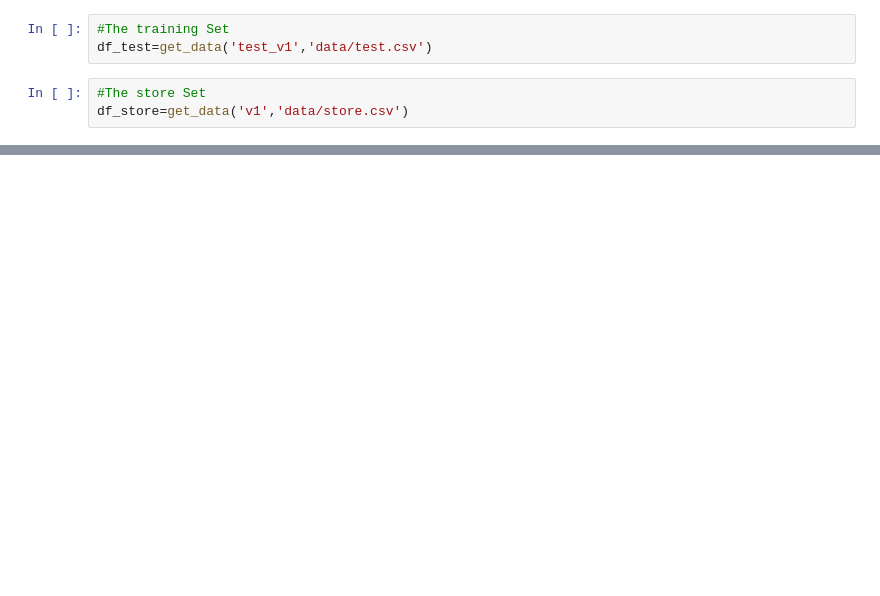
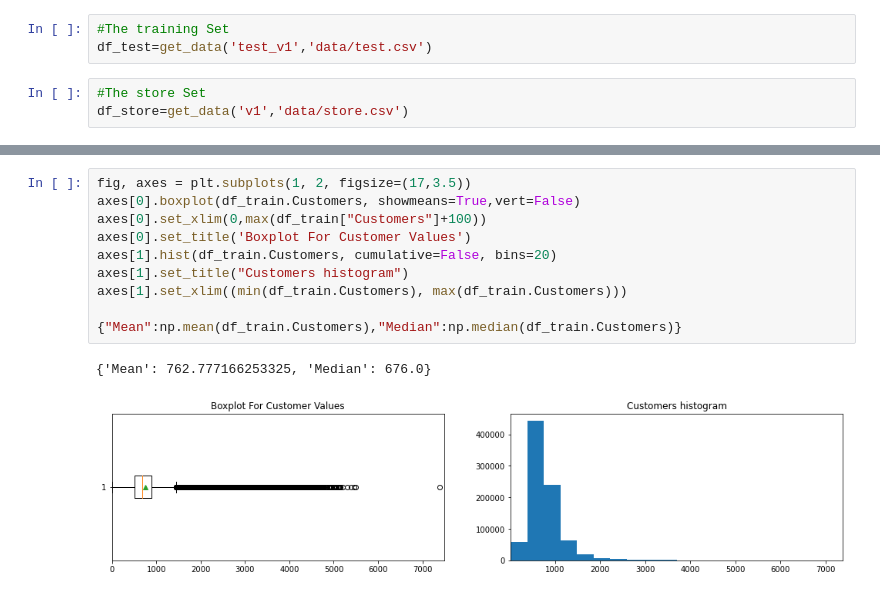
Before and after one commit to bereketkibru/Pharmaceutical-Sales-Prediction, a Jupyter notebook: notebooks/Exploration.ipynb, the cells around one changed output, grey strips where cells are left out. Drawn from its saved outputs; the diff is of its cells as text; blank space fills up the shorter version.

```diff
--- a/notebooks/Exploration.ipynb
+++ b/notebooks/Exploration.ipynb
@@ -43,0 +260,13 @@ df_store=get_data('v1','data/store.csv')
+# %%
+fig, axes = plt.subplots(1, 2, figsize=(17,3.5))
+axes[0].boxplot(df_train.Customers, showmeans=True,vert=False)
+axes[0].set_xlim(0,max(df_train["Customers"]+100))
+axes[0].set_title('Boxplot For Customer Values')
+axes[1].hist(df_train.Customers, cumulative=False, bins=20)
+axes[1].set_title("Customers histogram")
+axes[1].set_xlim((min(df_train.Customers), max(df_train.Customers)))
+
+{"Mean":np.mean(df_train.Customers),"Median":np.median(df_train.Customers)}
+# %% [output]
+{'Mean': 762.777166253325, 'Median': 676.0}
+[figure, added]
```
Also changed, not shown: parts of 59 cells of this notebook, 3 other files.
